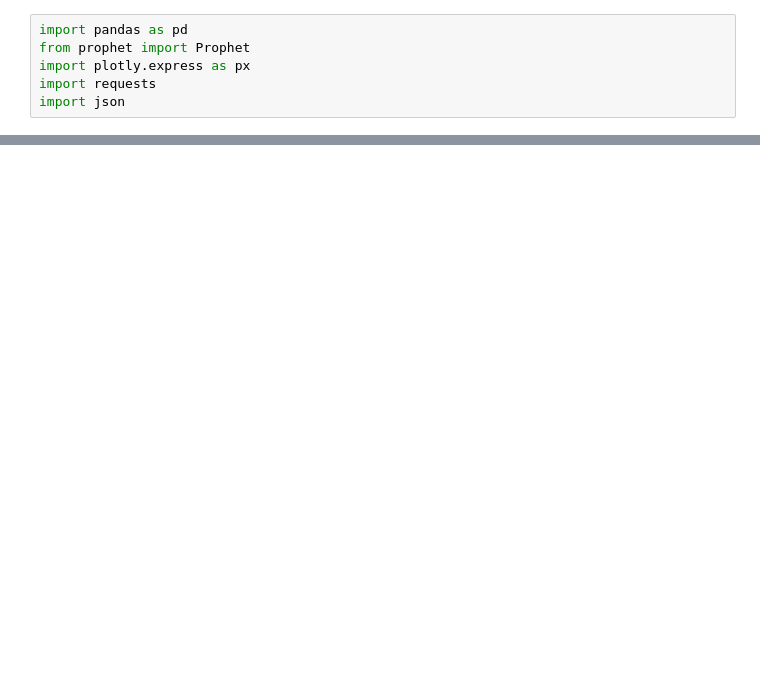
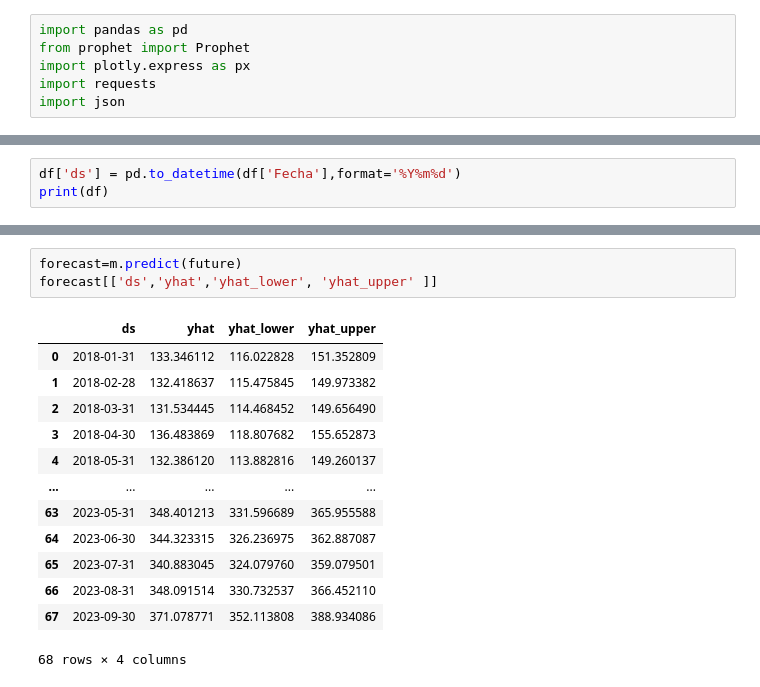
Before and after one commit to leowader/api-monitoreo-financiero, a Jupyter notebook: src/data/prediccionesDeuda.ipynb, the cells around one changed output, grey strips where cells are left out. Saved outputs shown, nothing was run; the diff lists cells and outputs as text; blank space fills up the shorter version.

```diff
--- a/src/data/prediccionesDeuda.ipynb
+++ b/src/data/prediccionesDeuda.ipynb
@@ -16,0 +27,3 @@ df.head()
+# %%
+df['ds'] = pd.to_datetime(df['Fecha'],format='%Y%m%d')
+print(df)
@@ -16,0 +64,17 @@ df.head()
+# %%
+forecast=m.predict(future)
+forecast[['ds','yhat','yhat_lower', 'yhat_upper' ]]
+# %% [output]
+|  | ds | yhat | yhat_lower | yhat_upper |
+| 0 | 2018-01-31 | 133.346112 | 116.022828 | 151.352809 |
+| 1 | 2018-02-28 | 132.418637 | 115.475845 | 149.973382 |
+| 2 | 2018-03-31 | 131.534445 | 114.468452 | 149.656490 |
+| 3 | 2018-04-30 | 136.483869 | 118.807682 | 155.652873 |
+| 4 | 2018-05-31 | 132.386120 | 113.882816 | 149.260137 |
+| ... | ... | ... | ... | ... |
+| 63 | 2023-05-31 | 348.401213 | 331.596689 | 365.955588 |
+| 64 | 2023-06-30 | 344.323315 | 326.236975 | 362.887087 |
+| 65 | 2023-07-31 | 340.883045 | 324.079760 | 359.079501 |
+| 66 | 2023-08-31 | 348.091514 | 330.732537 | 366.452110 |
+| 67 | 2023-09-30 | 371.078771 | 352.113808 | 388.934086 |
+68 rows × 4 columns
```
Also changed, not shown: parts of 13 cells of this notebook, 2 other files.
